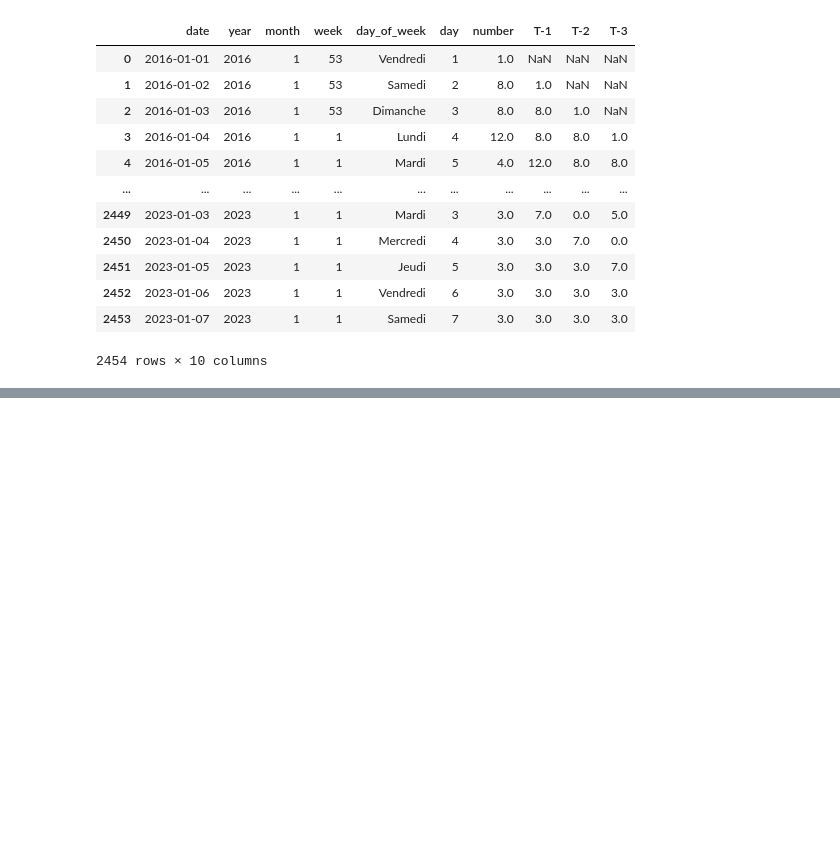
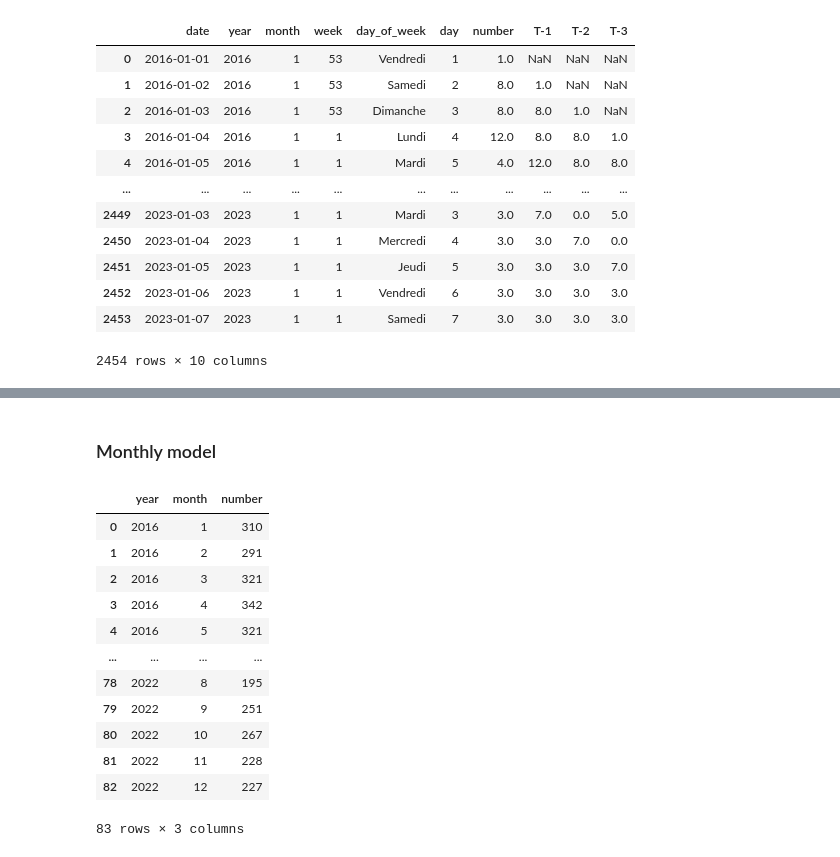
Before and after one commit to RudyBourez/Time-Series, a Jupyter notebook: Modèles/machine_learning.ipynb, the cells around one changed output, grey strips where cells are left out. Drawn from its saved outputs; the diff is of its cells as text; code cells hidden in the pictures; blank space fills up the shorter version.

```diff
--- a/Modèles/machine_learning.ipynb
+++ b/Modèles/machine_learning.ipynb
@@ -217,0 +313,2 @@ data
+# %% [markdown]
+### Monthly model
@@ -217,0 +321,16 @@ data
+# %%
+monthly_data
+# %% [output]
+|  | year | month | number |
+| 0 | 2016 | 1 | 310 |
+| 1 | 2016 | 2 | 291 |
+| 2 | 2016 | 3 | 321 |
+| 3 | 2016 | 4 | 342 |
+| 4 | 2016 | 5 | 321 |
+| ... | ... | ... | ... |
+| 78 | 2022 | 8 | 195 |
+| 79 | 2022 | 9 | 251 |
+| 80 | 2022 | 10 | 267 |
+| 81 | 2022 | 11 | 228 |
+| 82 | 2022 | 12 | 227 |
+83 rows × 3 columns
```
Also changed, not shown: parts of 25 cells of this notebook, 4 other files.
